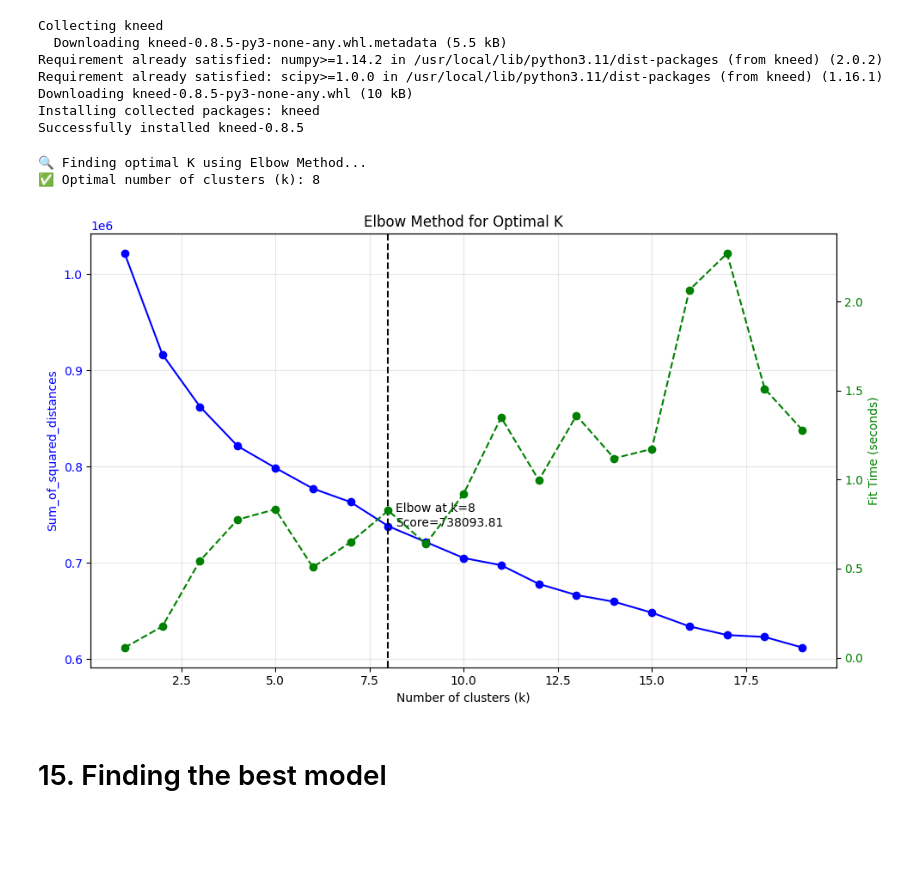
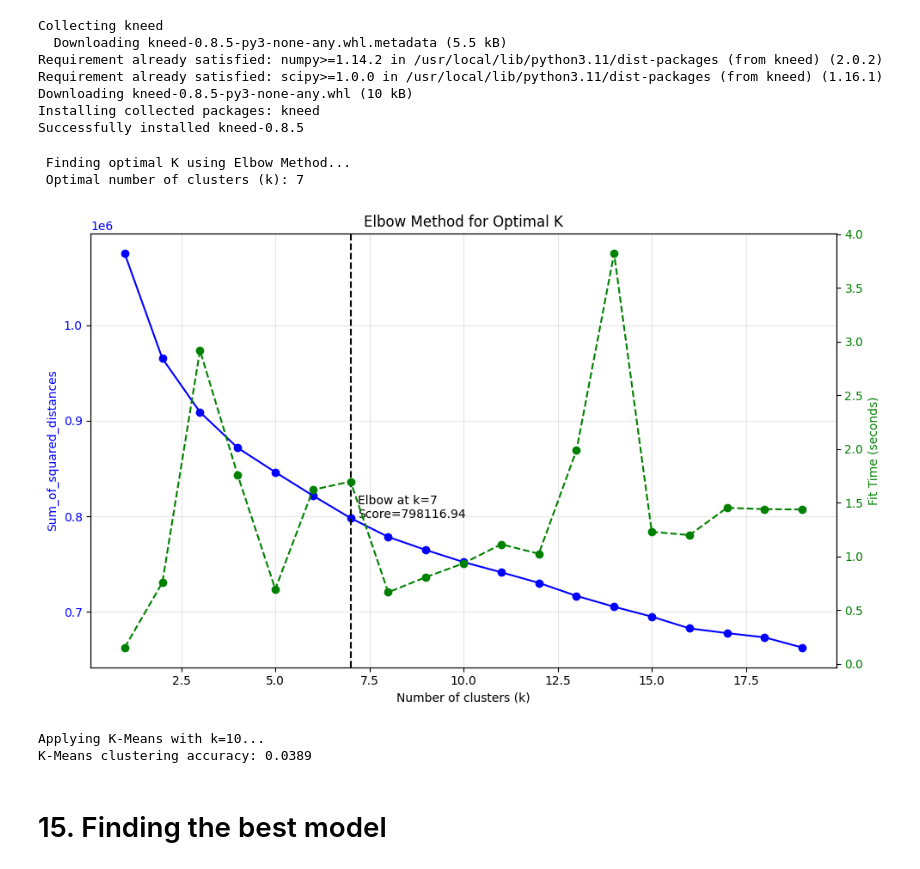
Before and after one commit to LeticiaHu/Doc_Classification, a Jupyter notebook: Financial_Docs_Classification.ipynb, the cells around one changed output. Saved outputs shown, nothing was run; the diff lists cells and outputs as text; code cells hidden in the pictures; blank space fills up the shorter version.

```diff
--- a/Financial_Docs_Classification.ipynb
+++ b/Financial_Docs_Classification.ipynb
@@ -765,10 +768,8 @@ import time
 from sklearn.cluster import KMeans
 from kneed import KneeLocator
 
-print("🔍 Finding optimal K using Elbow Method...")
-
-# Your image features: Use PCA-reduced or scaled data
-X_kmeans = X_train_pca
+print(" Finding optimal K using Elbow Method...")
+X_kmeans = X_train_scaled
 
 # Check from k = 1 to 20
 k_range = range(1, 20)
@@ -788,37 +789,53 @@ for k in k_range:
 kneedle = KneeLocator(k_range, inertias, curve="convex", direction="decreasing")
 elbow_k = kneedle.elbow or 1  # Fallback to 1 if not found
 elbow_score = inertias[elbow_k - 1]
 
-print(f"✅ Optimal number of clusters (k): {elbow_k}")
+print(f" Optimal number of clusters (k): {elbow_k}")
 
 # Plot
 fig, ax1 = plt.subplots(figsize=(10, 6))
 
 # Plot distortion (inertia)
 ax1.plot(k_range, inertias, 'o-', color='blue', label='Distortion (Inertia)')
 ax1.set_xlabel('Number of clusters (k)')
 ax1.set_ylabel('Sum_of_squared_distances', color='blue')
 ax1.tick_params(axis='y', labelcolor='blue')
 ax1.set_title("Elbow Method for Optimal K")
 ax1.grid(True, alpha=0.3)
 
 # Mark elbow point
 ax1.axvline(x=elbow_k, linestyle='--', color='black')
 ax1.text(elbow_k + 0.2, elbow_score, f'Elbow at k={elbow_k}\nScore={elbow_score:.2f}',
          fontsize=10, color='black')
 
 # Plot fit time on secondary y-axis
 ax2 = ax1.twinx()
 ax2.plot(k_range, fit_times, 'o--', color='green', label='Fit Time')
 ax2.set_ylabel('Fit Time (seconds)', color='green')
 ax2.tick_params(axis='y', labelcolor='green')
 
 plt.tight_layout()
 plt.show()
 # %% [output]
-🔍 Finding optimal K using Elbow Method...
-✅ Optimal number of clusters (k): 8
+ Finding optimal K using Elbow Method...
+ Optimal number of clusters (k): 7
-[figure, old version]
+[figure, new version]
+# %%
+# Apply K-means with optimal K (let's use k=10 based on the classes we have)
+optimal_k_means = len(np.unique(y_encoded))
+print(f"\nApplying K-Means with k={optimal_k_means}...")
+
+kmeans = KMeans(n_clusters=optimal_k_means, random_state=42, n_init=10)
+cluster_labels = kmeans.fit_predict(X_train)
+
+# Add K-means as a "model" for comparison
+kmeans_predictions = kmeans.predict(X_test)
+kmeans_accuracy = accuracy_score(y_test, kmeans_predictions)
+
+print(f"K-Means clustering accuracy: {kmeans_accuracy:.4f}")
+# %% [output]
+Applying K-Means with k=10...
+K-Means clustering accuracy: 0.0389
 # %% [markdown]
 # 15. Finding the best model
 # %%
```
Also changed, not shown: parts of 16 cells of this notebook.
